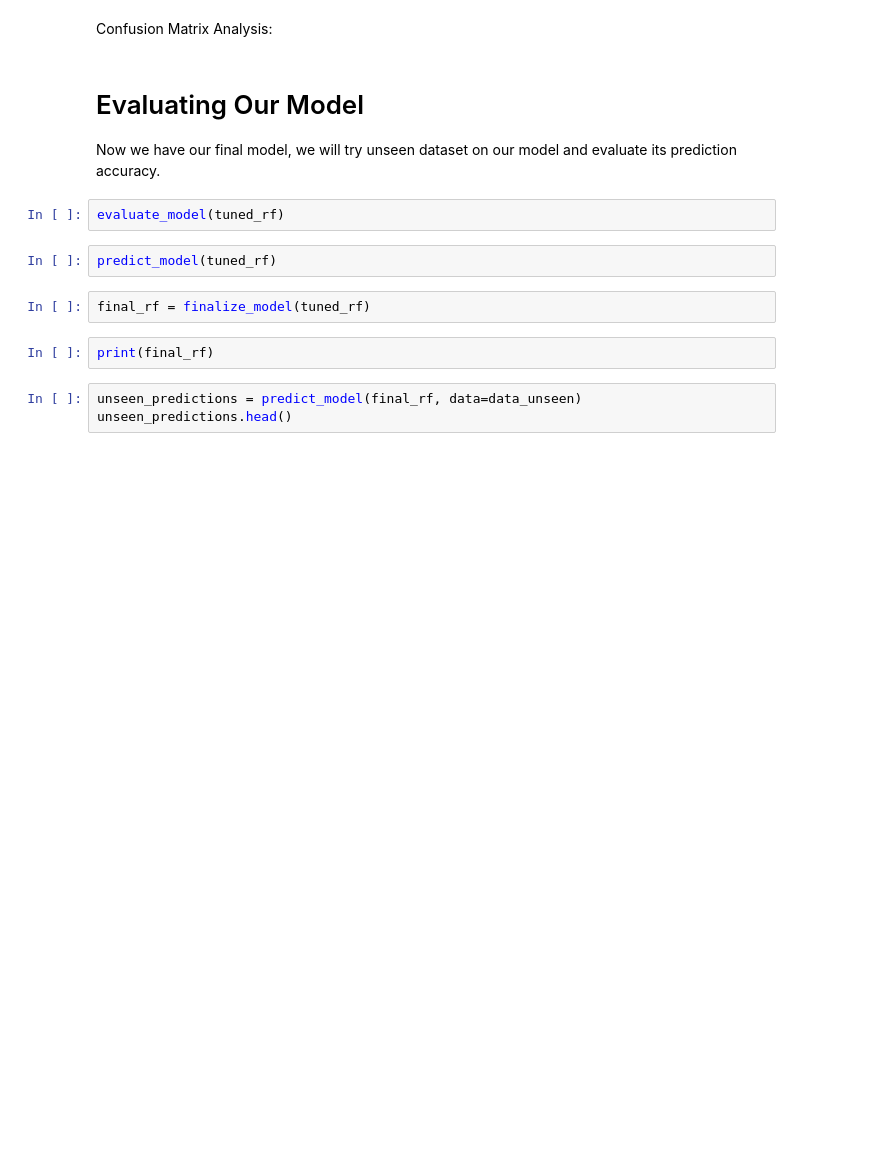
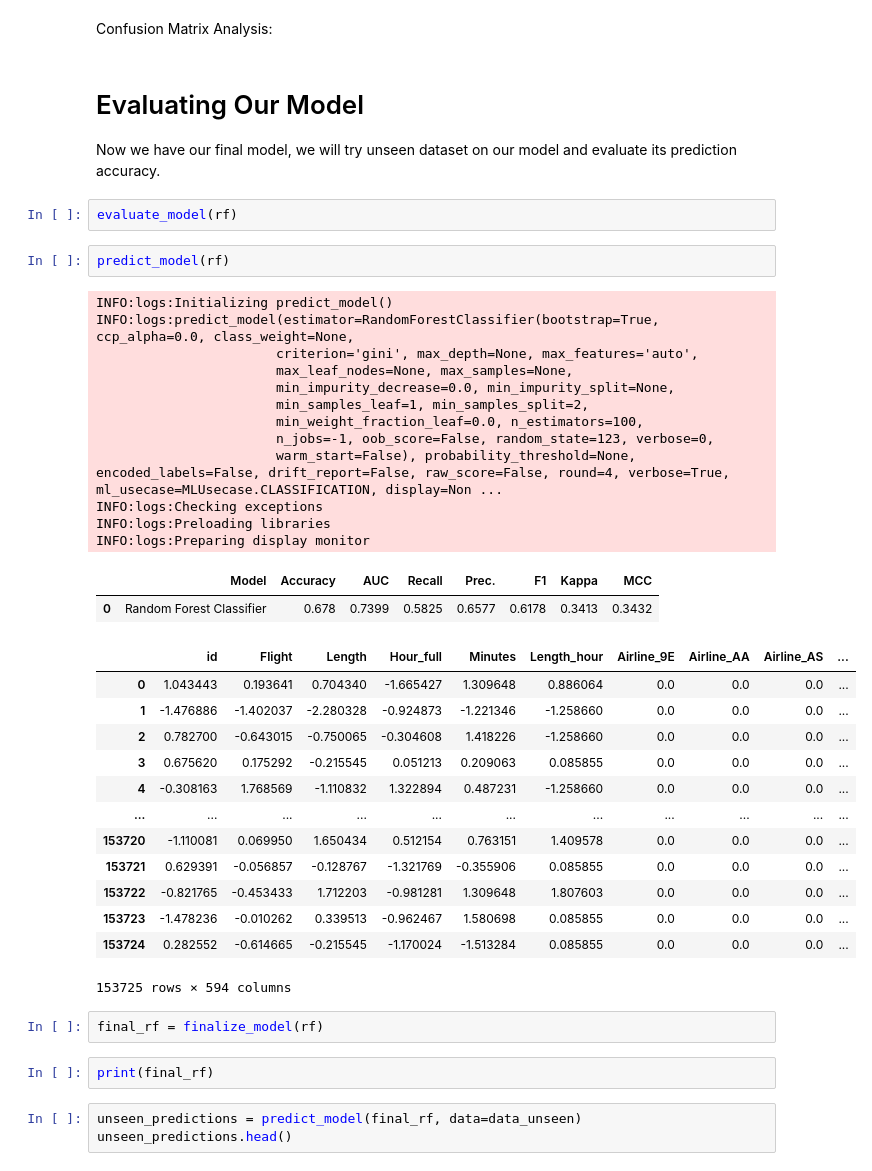
Before and after one commit to kwpark23/Airline-Delays, a Jupyter notebook: Airline_delay.ipynb, the cells around one changed output. Cells and saved outputs as stored; diff of their text form; blank space fills up the shorter version.

```diff
--- a/Airline_delay.ipynb
+++ b/Airline_delay.ipynb
@@ -531,11 +510,39 @@ Confusion Matrix Analysis:
 
 Now we have our final model, we will try unseen dataset on our model and evaluate its prediction accuracy.
 # %%
-evaluate_model(tuned_rf)
+evaluate_model(rf)
 # %%
-predict_model(tuned_rf)
+predict_model(rf)
+# %% [output]
+INFO:logs:Initializing predict_model()
+INFO:logs:predict_model(estimator=RandomForestClassifier(bootstrap=True, ccp_alpha=0.0, class_weight=None,
+                       criterion='gini', max_depth=None, max_features='auto',
+                       max_leaf_nodes=None, max_samples=None,
+                       min_impurity_decrease=0.0, min_impurity_split=None,
+                       min_samples_leaf=1, min_samples_split=2,
+                       min_weight_fraction_leaf=0.0, n_estimators=100,
+                       n_jobs=-1, oob_score=False, random_state=123, verbose=0,
+                       warm_start=False), probability_threshold=None, encoded_labels=False, drift_report=False, raw_score=False, round=4, verbose=True, ml_usecase=MLUsecase.CLASSIFICATION, display=Non ...
+INFO:logs:Checking exceptions
+INFO:logs:Preloading libraries
+INFO:logs:Preparing display monitor
+|  | Model | Accuracy | AUC | Recall | Prec. | F1 | Kappa | MCC |
+| 0 | Random Forest Classifier | 0.678 | 0.7399 | 0.5825 | 0.6577 | 0.6178 | 0.3413 | 0.3432 |
+|  | id | Flight | Length | Hour_full | Minutes | Length_hour | Airline_9E | Airline_AA | Airline_AS | ... |
+| 0 | 1.043443 | 0.193641 | 0.704340 | -1.665427 | 1.309648 | 0.886064 | 0.0 | 0.0 | 0.0 | ... |
+| 1 | -1.476886 | -1.402037 | -2.280328 | -0.924873 | -1.221346 | -1.258660 | 0.0 | 0.0 | 0.0 | ... |
+| 2 | 0.782700 | -0.643015 | -0.750065 | -0.304608 | 1.418226 | -1.258660 | 0.0 | 0.0 | 0.0 | ... |
+| 3 | 0.675620 | 0.175292 | -0.215545 | 0.051213 | 0.209063 | 0.085855 | 0.0 | 0.0 | 0.0 | ... |
+| 4 | -0.308163 | 1.768569 | -1.110832 | 1.322894 | 0.487231 | -1.258660 | 0.0 | 0.0 | 0.0 | ... |
+| ... | ... | ... | ... | ... | ... | ... | ... | ... | ... | ... |
+| 153720 | -1.110081 | 0.069950 | 1.650434 | 0.512154 | 0.763151 | 1.409578 | 0.0 | 0.0 | 0.0 | ... |
+| 153721 | 0.629391 | -0.056857 | -0.128767 | -1.321769 | -0.355906 | 0.085855 | 0.0 | 0.0 | 0.0 | ... |
+| 153722 | -0.821765 | -0.453433 | 1.712203 | -0.981281 | 1.309648 | 1.807603 | 0.0 | 0.0 | 0.0 | ... |
+| 153723 | -1.478236 | -0.010262 | 0.339513 | -0.962467 | 1.580698 | 0.085855 | 0.0 | 0.0 | 0.0 | ... |
+| 153724 | 0.282552 | -0.614665 | -0.215545 | -1.170024 | -1.513284 | 0.085855 | 0.0 | 0.0 | 0.0 | ... |
+153725 rows × 594 columns
 # %%
-final_rf = finalize_model(tuned_rf)
+final_rf = finalize_model(rf)
 # %%
 print(final_rf)
 # %%
```
Also changed, not shown: parts of 9 cells of this notebook.
